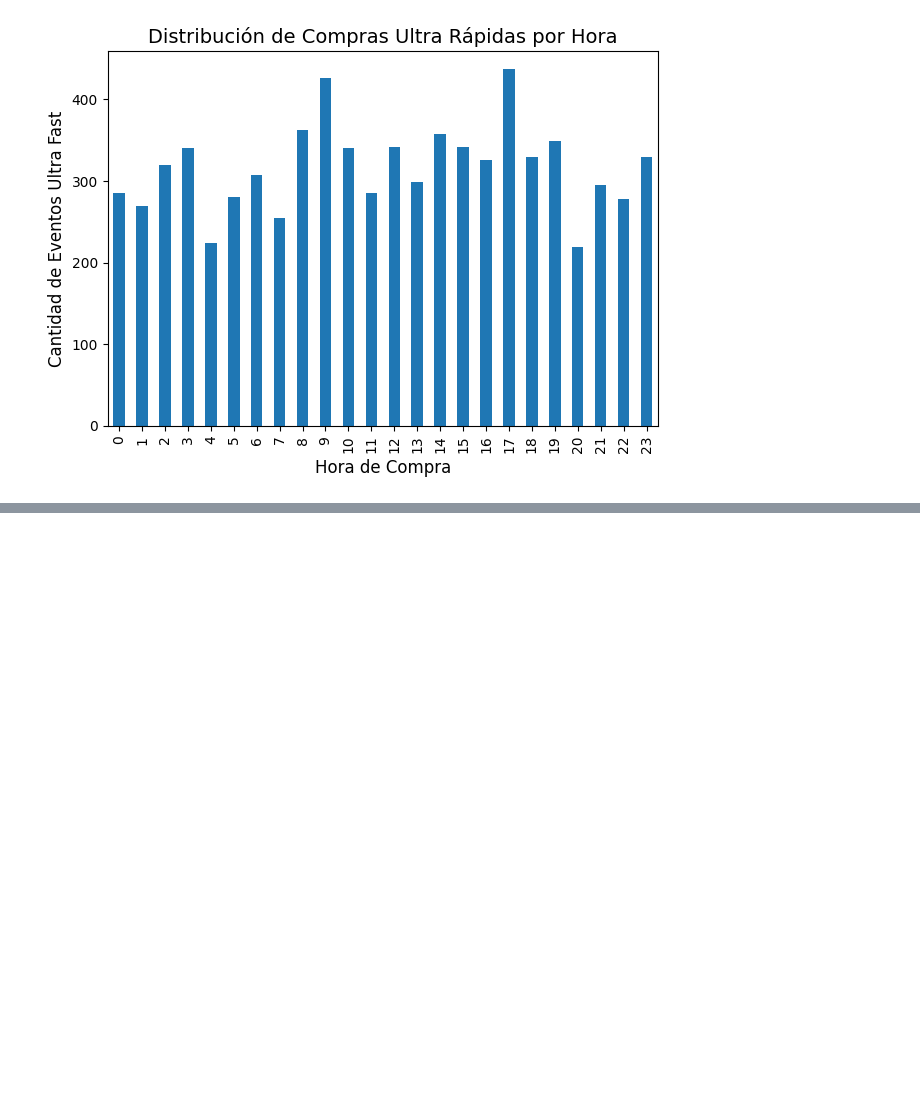
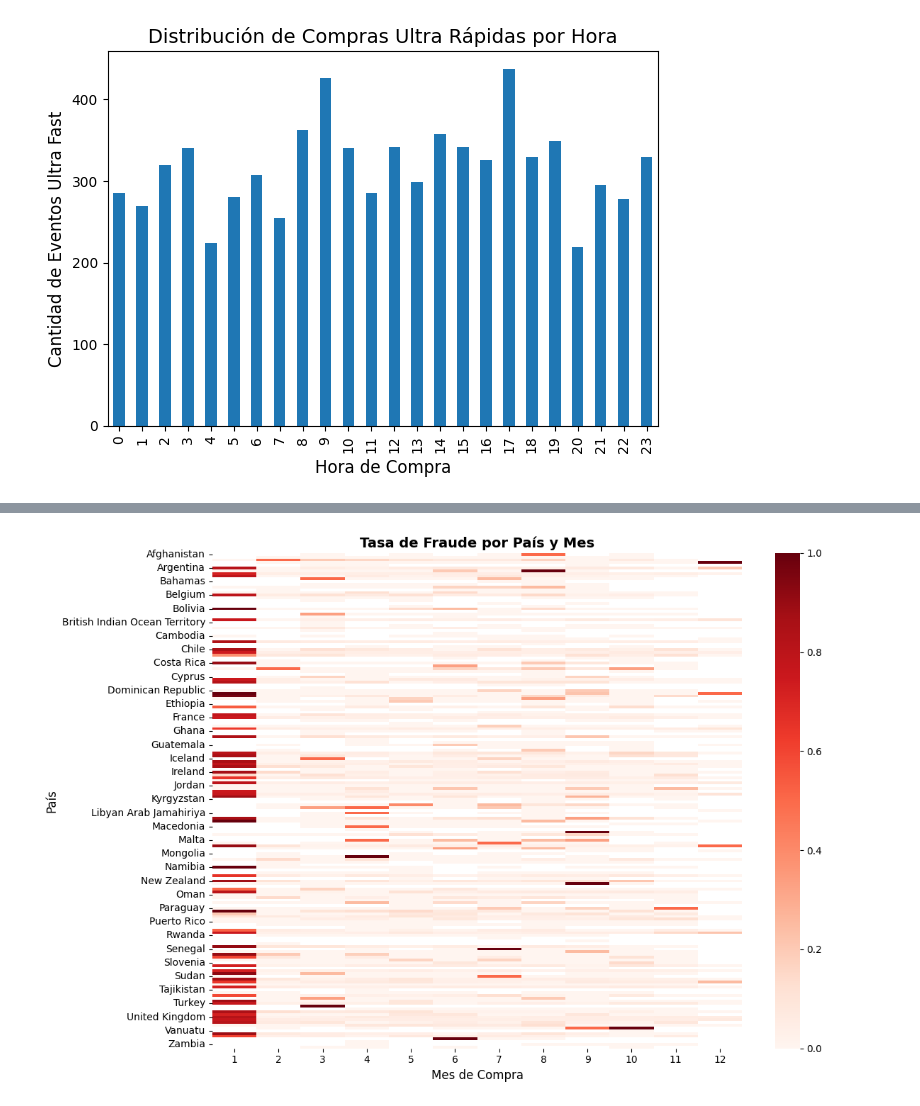
Before and after one commit to LLAES07/fraude_deteccion, a Jupyter notebook: notebook/main.ipynb, the cells around one changed output, grey strips where cells are left out. Cells and saved outputs as stored; diff of their text form; code cells hidden in the pictures; blank space fills up the shorter version.

```diff
--- a/notebook/main.ipynb
+++ b/notebook/main.ipynb
@@ -1499,0 +1567,22 @@ plt.show()
+# %%
+import matplotlib.pyplot as plt
+import seaborn as sns
+
+pivot_country_time = df_merged.pivot_table(
+    values='class',
+    index='country',
+    columns='purchase_time_month',
+    aggfunc='mean'
+)
+
+plt.figure(figsize=(12, 8))
+sns.heatmap(pivot_country_time, cmap='Reds', annot=False)
+
+plt.title('Tasa de Fraude por País y Mes', fontsize=14, weight='bold')
+plt.xlabel('Mes de Compra', fontsize=12)
+plt.ylabel('País', fontsize=12)
+
+plt.tight_layout()
+plt.show()
+# %% [output]
+[figure, added]
```
Also changed, not shown: parts of 7 cells of this notebook.
